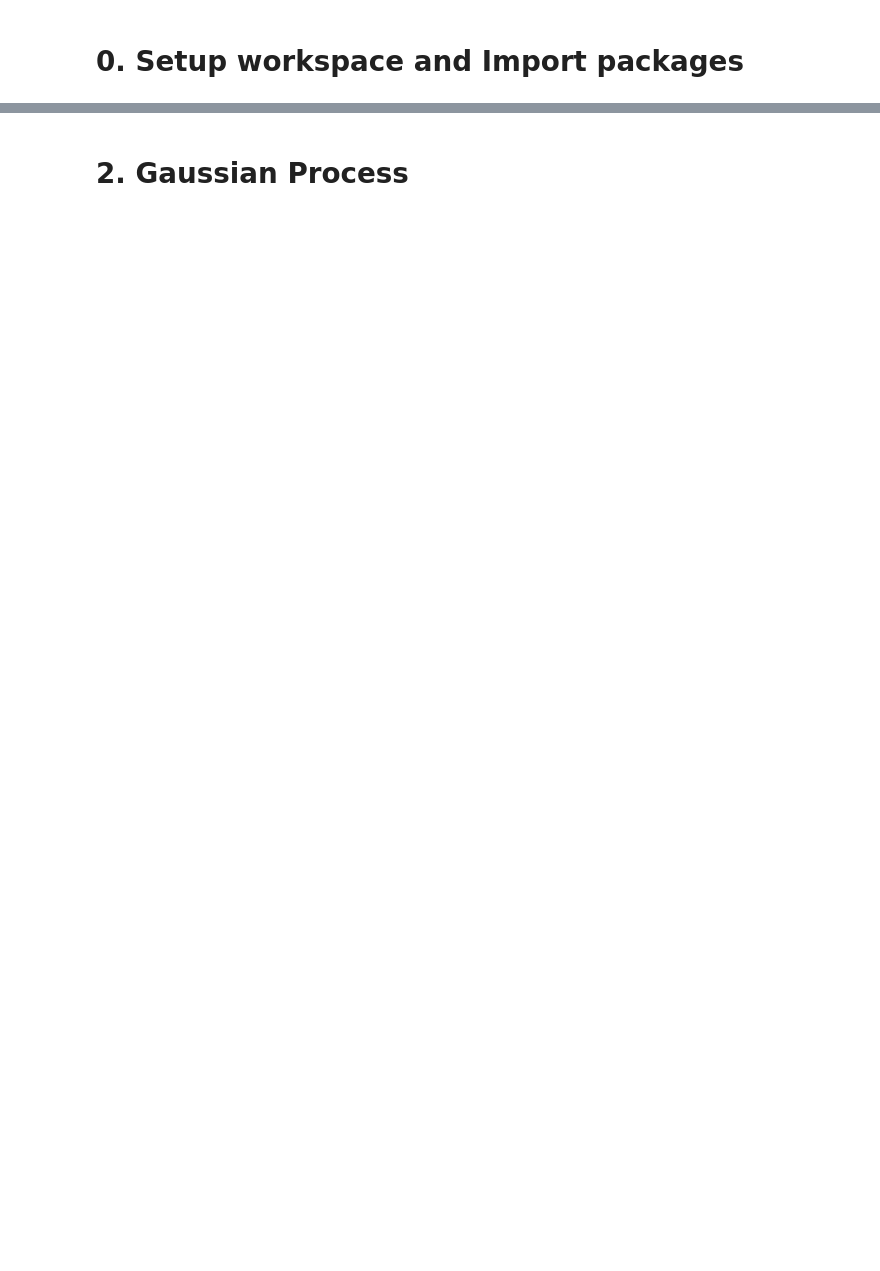
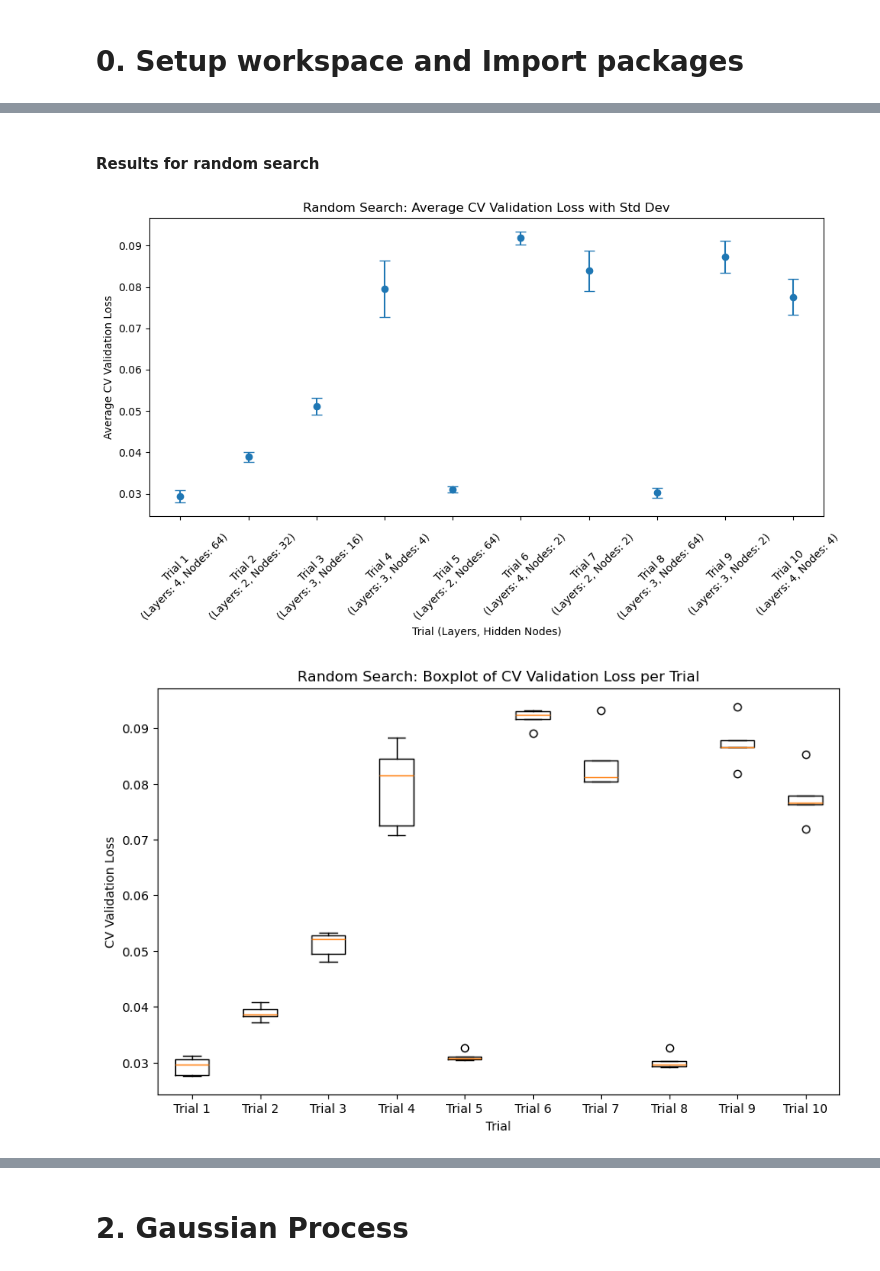
Before and after one commit to Luke0331/ML_Project2_Team1, a Jupyter notebook: ML_Project2_Team1.ipynb, the cells around one changed output, grey strips where cells are left out. Drawn from its saved outputs; the diff is of its cells as text; code cells hidden in the pictures; blank space fills up the shorter version.

```diff
--- a/ML_Project2_Team1.ipynb
+++ b/ML_Project2_Team1.ipynb
@@ -79,0 +140,2 @@ from pysr import PySRRegressor
+# %%
+device = torch.device("cuda" if torch.cuda.is_available() else "cpu")
@@ -79,0 +162,10 @@ from pysr import PySRRegressor
+# %%
+ind101=np.where(np.abs(heat0)<601)[0]
+ind1=ind101
+ind2=np.where(tx0<1.2)[0]
+ind3=np.where(h0>29)[0]
+ind4=np.where(h0<301)[0]
+
+ind5=np.intersect1d(ind1,ind2)
+ind6=np.intersect1d(ind3,ind5)
+ind7=np.intersect1d(ind4,ind6)
@@ -80 +217,7 @@ from pysr import PySRRegressor
+# %%
+x=torch.FloatTensor(x).to(device)
+y=torch.FloatTensor(y).to(device)
+
+valid_x=torch.FloatTensor(valid_x).to(device)
+valid_y=torch.FloatTensor(valid_y).to(device)
 # %% [markdown]
@@ -81,0 +613,59 @@ from pysr import PySRRegressor
+# %% [markdown]
+#### Results for random search
+# %%
+# Convert the random search results to a DataFrame for easier processing
+df_results = pd.DataFrame(random_search_results)
+
+# Calculate the standard deviation of the validation loss across folds for each trial
+df_results['std_val_loss'] = df_results['fold_losses'].apply(lambda losses: np.std(losses))
+
+# Plot an error bar chart: Trial number (including layers and hidden nodes) vs. Average CV Validation Loss with Standard Deviation
+plt.figure(figsize=(10, 6))
+x = np.arange(len(df_results))
+plt.errorbar(x, df_results['avg_val_loss'], yerr=df_results['std_val_loss'],
+             fmt='o', capsize=5)
+# Set x-axis labels to show trial number along with corresponding layers and hidden nodes info
+plt.xticks(x, [f"Trial {i+1}\n(Layers: {row['layers']}, Nodes: {row['hidden_nodes']})"
+               for i, row in df_results.iterrows()], rotation=45)
+plt.xlabel("Trial (Layers, Hidden Nodes)")
+plt.ylabel("Average CV Validation Loss")
+plt.title("Random Search: Average CV Validation Loss with Std Dev")
+plt.tight_layout()
+plt.show()
+
+# Plot a boxplot: Distribution of CV validation losses for each trial
+plt.figure(figsize=(10, 6))
+# Extract fold_losses data for each trial
+fold_losses_data = df_results['fold_losses'].tolist()
+plt.boxplot(fold_losses_data, labels=[f"Trial {i+1}" for i in range(len(df_results))])
+plt.xlabel("Trial")
+plt.ylabel("CV Validation Loss")
+plt.title("Random Search: Boxplot of CV Validation Loss per Trial")
+plt.show()
+
+# Bar chart for Total Training Time
+plt.figure(figsize=(10, 4))
+plt.bar(x, df_results['total_time'], color='skyblue')
+plt.xticks(x, [f"Trial {i+1}" for i in range(len(df_results))])
+plt.xlabel("Trial")
+plt.ylabel("Total Training Time (sec)")
+plt.title("Random Search: Total Training Time per Trial")
+plt.tight_layout()
+plt.show()
+
+# Bar chart for Maximum GPU Memory Usage
+plt.figure(figsize=(10, 4))
+# Check if max_gpu_mem column exists and is not null (in case GPU is not used)
+if 'max_gpu_mem' in df_results.columns and df_results['max_gpu_mem'].notnull().all():
+    plt.bar(x, df_results['max_gpu_mem'], color='salmon')
+    plt.xticks(x, [f"Trial {i+1}" for i in range(len(df_results))])
+    plt.xlabel("Trial")
+    plt.ylabel("Max GPU Memory (MB)")
+    plt.title("Random Search: Maximum GPU Memory Usage per Trial")
+    plt.tight_layout()
+    plt.show()
+else:
+    print("No GPU memory usage data available.")
+# %% [output]
+[figure, added]
+[figure, added]
```
Also changed, not shown: parts of 98 cells of this notebook, 3 other files.
